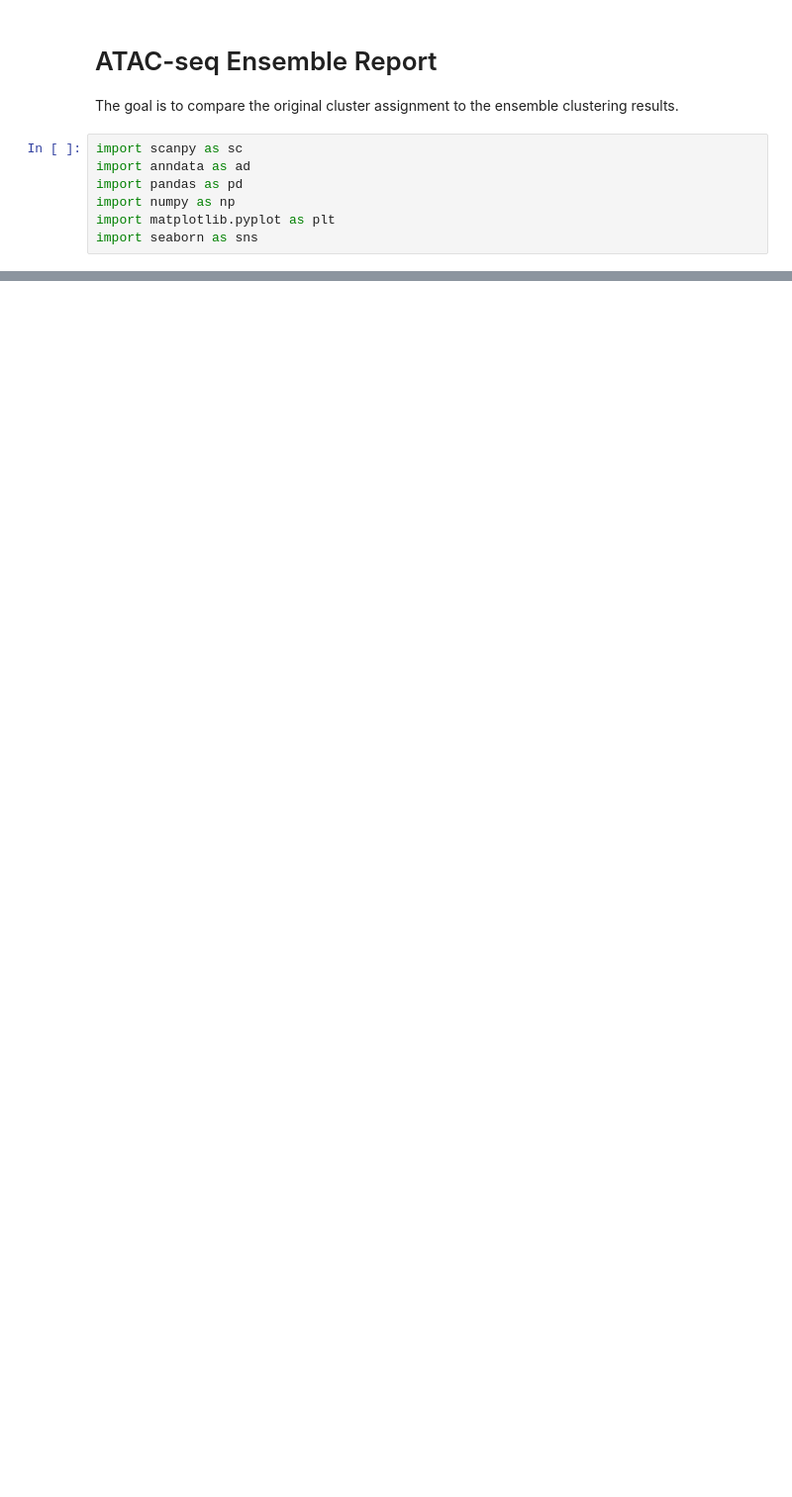
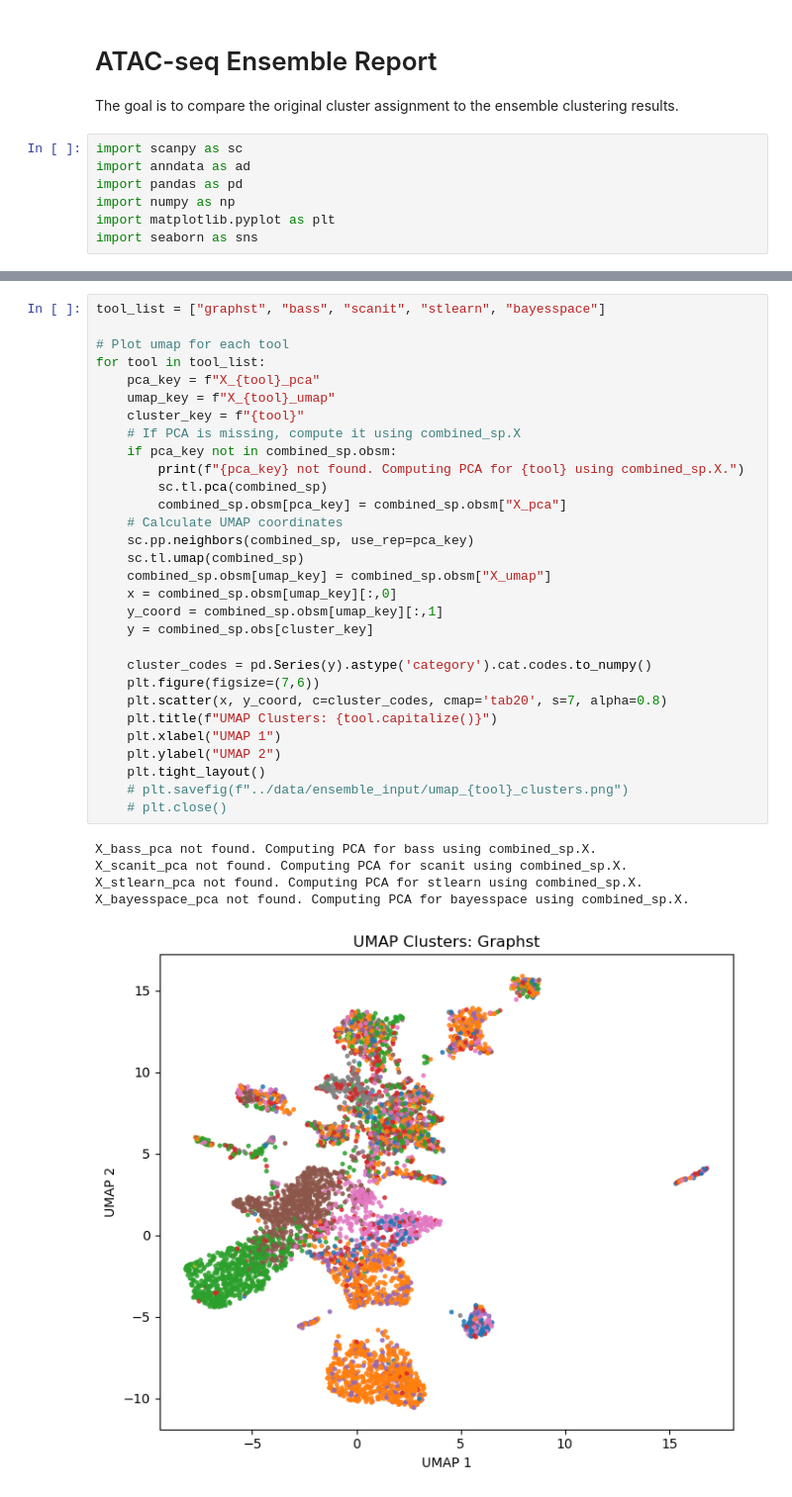
Before and after one commit to Elizabeth-Flx/sdd, a Jupyter notebook: bin/atac_ensemble_analysis.ipynb, the cells around one changed output, grey strips where cells are left out. Shown at 99% size. Saved outputs shown, nothing was run; the diff lists cells and outputs as text; blank space fills up the shorter version.

```diff
--- a/bin/atac_ensemble_analysis.ipynb
+++ b/bin/atac_ensemble_analysis.ipynb
@@ -111,0 +79,36 @@ plt.tight_layout()
+# %%
+tool_list = ["graphst", "bass", "scanit", "stlearn", "bayesspace"]
+
+# Plot umap for each tool
+for tool in tool_list:
+    pca_key = f"X_{tool}_pca"
+    umap_key = f"X_{tool}_umap"
+    cluster_key = f"{tool}"
+    # If PCA is missing, compute it using combined_sp.X
+    if pca_key not in combined_sp.obsm:
+        print(f"{pca_key} not found. Computing PCA for {tool} using combined_sp.X.")
+        sc.tl.pca(combined_sp)
+        combined_sp.obsm[pca_key] = combined_sp.obsm["X_pca"]
+    # Calculate UMAP coordinates
+    sc.pp.neighbors(combined_sp, use_rep=pca_key)
+    sc.tl.umap(combined_sp)
+    combined_sp.obsm[umap_key] = combined_sp.obsm["X_umap"]
+    x = combined_sp.obsm[umap_key][:,0]
+    y_coord = combined_sp.obsm[umap_key][:,1]
+    y = combined_sp.obs[cluster_key]
+
+    cluster_codes = pd.Series(y).astype('category').cat.codes.to_numpy()
+    plt.figure(figsize=(7,6))
+    plt.scatter(x, y_coord, c=cluster_codes, cmap='tab20', s=7, alpha=0.8)
+    plt.title(f"UMAP Clusters: {tool.capitalize()}")
+    plt.xlabel("UMAP 1")
+    plt.ylabel("UMAP 2")
+    plt.tight_layout()
+    # plt.savefig(f"../data/ensemble_input/umap_{tool}_clusters.png")
+    # plt.close()
+# %% [output]
+X_bass_pca not found. Computing PCA for bass using combined_sp.X.
+X_scanit_pca not found. Computing PCA for scanit using combined_sp.X.
+X_stlearn_pca not found. Computing PCA for stlearn using combined_sp.X.
+X_bayesspace_pca not found. Computing PCA for bayesspace using combined_sp.X.
+[figure, added]
```
Also changed, not shown: parts of 11 cells of this notebook.
